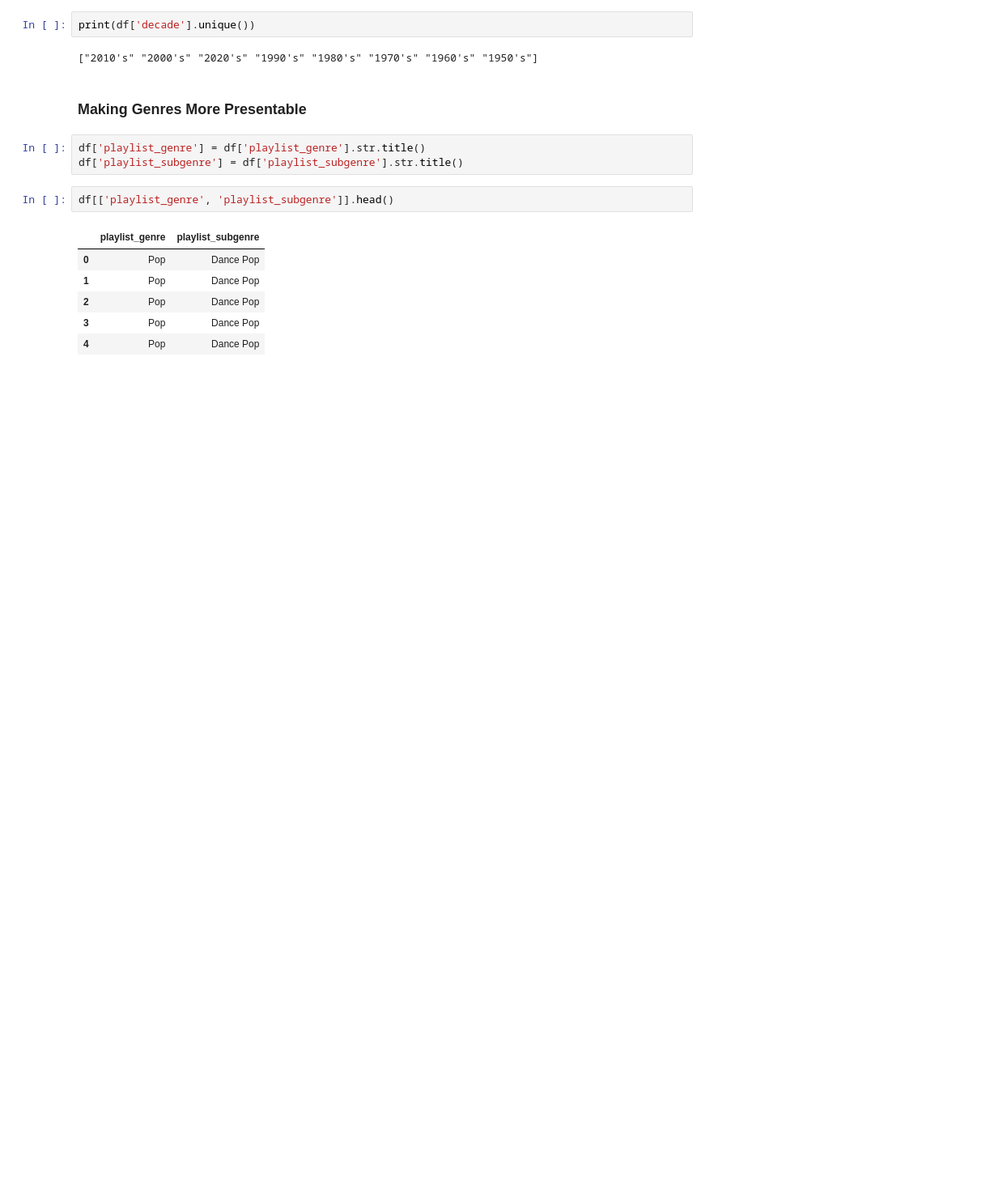
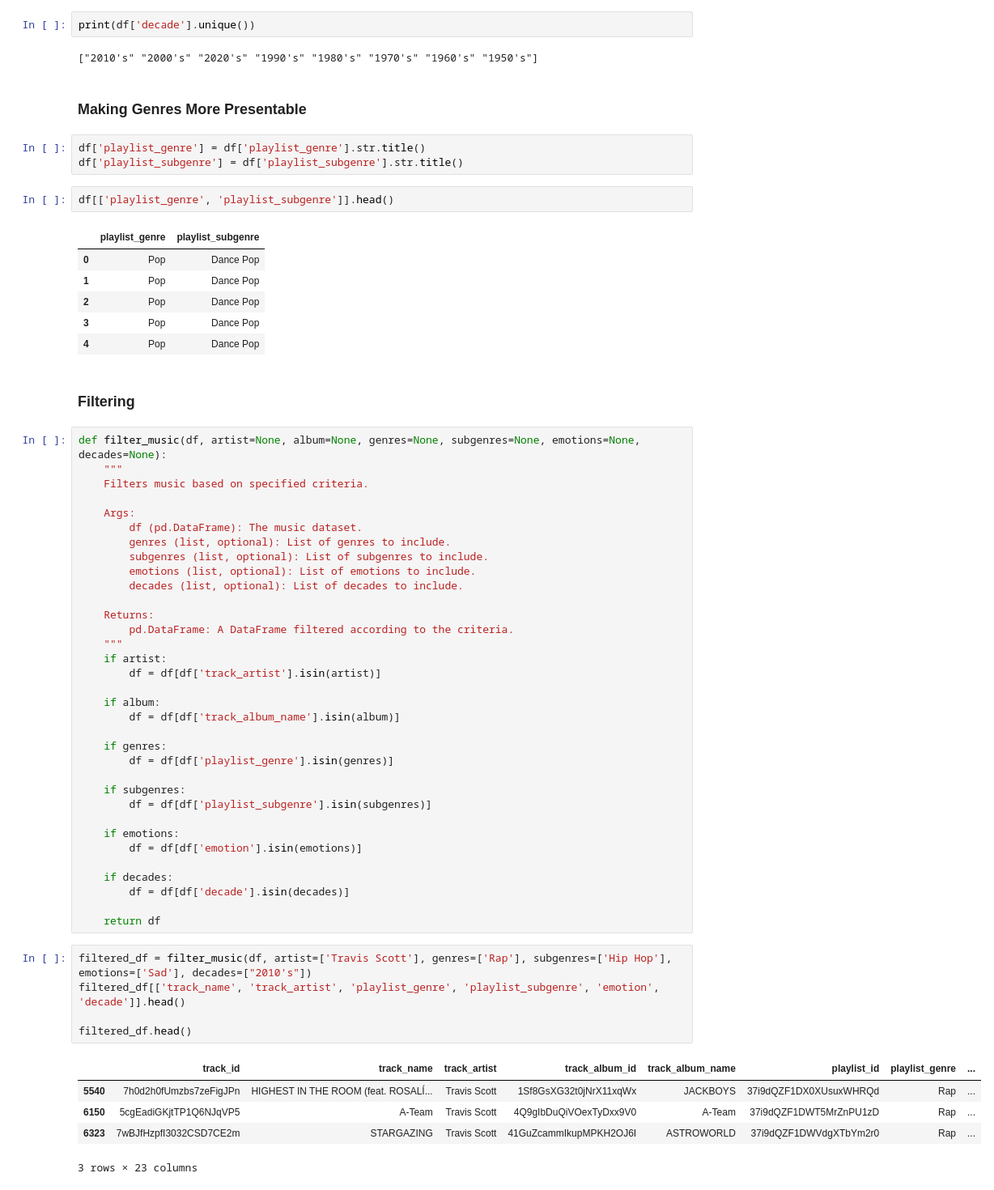
Before and after one commit to FlavRei/music-finder, a Jupyter notebook: notebooks/exploration.ipynb, the cells around one changed output. Shown at 81% size. Drawn from its saved outputs; the diff is of its cells as text; blank space fills up the shorter version.

```diff
--- a/notebooks/exploration.ipynb
+++ b/notebooks/exploration.ipynb
@@ -352,3 +352,50 @@ df[['playlist_genre', 'playlist_subgenre']].head()
 | 2 | Pop | Dance Pop |
 | 3 | Pop | Dance Pop |
 | 4 | Pop | Dance Pop |
+# %% [markdown]
+### Filtering
+# %%
+def filter_music(df, artist=None, album=None, genres=None, subgenres=None, emotions=None, decades=None):
+    """
+    Filters music based on specified criteria.
+
+    Args:
+        df (pd.DataFrame): The music dataset.
+        genres (list, optional): List of genres to include.
+        subgenres (list, optional): List of subgenres to include.
+        emotions (list, optional): List of emotions to include.
+        decades (list, optional): List of decades to include.
+
+    Returns:
+        pd.DataFrame: A DataFrame filtered according to the criteria.
+    """
+    if artist:
+        df = df[df['track_artist'].isin(artist)]
+
+    if album:
+        df = df[df['track_album_name'].isin(album)]
+
+    if genres:
+        df = df[df['playlist_genre'].isin(genres)]
+
+    if subgenres:
+        df = df[df['playlist_subgenre'].isin(subgenres)]
+
+    if emotions:
+        df = df[df['emotion'].isin(emotions)]
+
+    if decades:
+        df = df[df['decade'].isin(decades)]
+
+    return df
+# %%
+filtered_df = filter_music(df, artist=['Travis Scott'], genres=['Rap'], subgenres=['Hip Hop'], emotions=['Sad'], decades=["2010's"])
+filtered_df[['track_name', 'track_artist', 'playlist_genre', 'playlist_subgenre', 'emotion', 'decade']].head()
+
+filtered_df.head()
+# %% [output]
+|  | track_id | track_name | track_artist | track_album_id | track_album_name | playlist_id | playlist_genre | ... |
+| 5540 | 7h0d2h0fUmzbs7zeFigJPn | HIGHEST IN THE ROOM (feat. ROSALÍ... | Travis Scott | 1Sf8GsXG32t0jNrX11xqWx | JACKBOYS | 37i9dQZF1DX0XUsuxWHRQd | Rap | ... |
+| 6150 | 5cgEadiGKjtTP1Q6NJqVP5 | A-Team | Travis Scott | 4Q9gIbDuQiVOexTyDxx9V0 | A-Team | 37i9dQZF1DWT5MrZnPU1zD | Rap | ... |
+| 6323 | 7wBJfHzpfI3032CSD7CE2m | STARGAZING | Travis Scott | 41GuZcammIkupMPKH2OJ6I | ASTROWORLD | 37i9dQZF1DWVdgXTbYm2r0 | Rap | ... |
+3 rows × 23 columns
```
Also changed, not shown: parts of 1 cell of this notebook, 2 other files.
